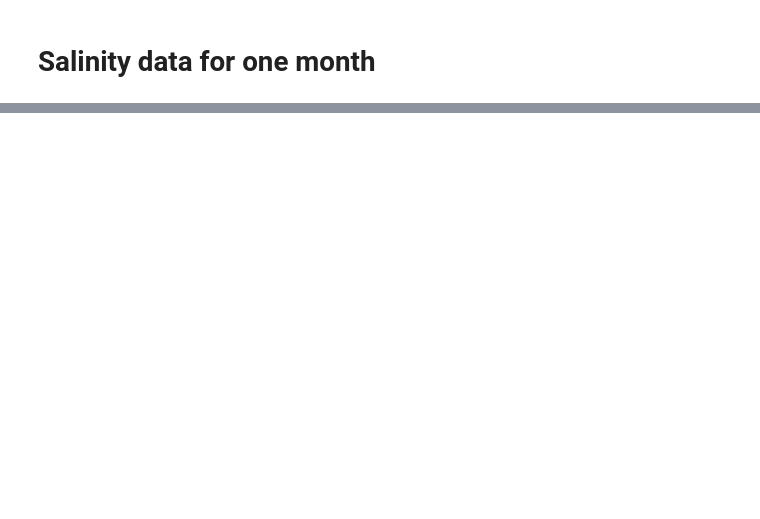
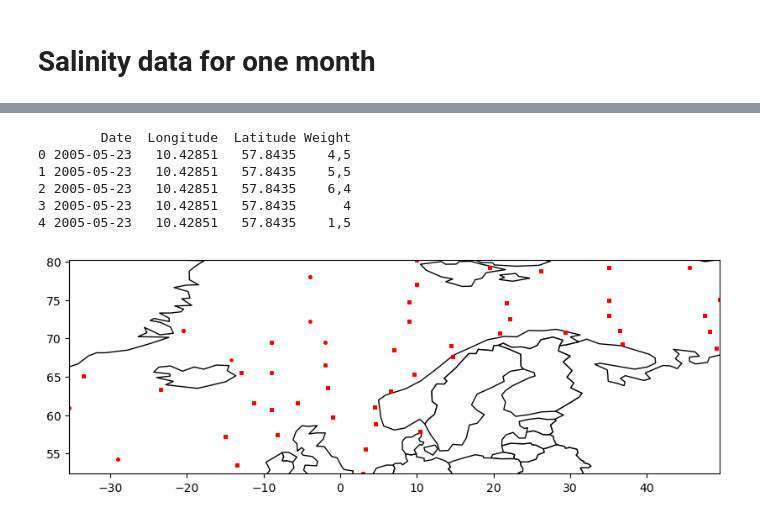
Before and after one commit to dccartagena/Fishing-Datasets, a Jupyter notebook: fish-notebook.ipynb, the cells around one changed output, grey strips where cells are left out. Drawn from its saved outputs; the diff is of its cells as text; code cells hidden in the pictures; blank space fills up the shorter version.

Commit message:
feat: Add code to catch fish data

```diff
--- a/fish-notebook.ipynb
+++ b/fish-notebook.ipynb
@@ -120,0 +87,6 @@ plt.show()
+# %%
+# Load csv.zip file
+file_path = 'Catch Notes Datasets\\fangstdata_2005.csv.zip'
+data_catch_raw = pd.read_csv(file_path, compression='zip', encoding='ISO-8859-1', delimiter=';', low_memory=False)
+
+print(data_catch_raw.head())
@@ -120,0 +111,48 @@ plt.show()
+# %%
+# Keep the following columns: Landingsdato, Lon (hovedområde), Lat (hovedområde), Produktvekt
+keep_columns = ['Landingsdato', 'Lon (hovedomrÃ¥de)', 'Lat (hovedomrÃ¥de)', 'Produktvekt']
+data_catch = data_catch_raw.loc[:, keep_columns]
+
+# Rename the columns
+new_column_names = ['Date', 'Longitude', 'Latitude', 'Weight']
+data_catch = data_catch.rename(columns=dict(zip(data_catch.columns, new_column_names)))
+
+# Convert Longitude and Latitude columns to numeric, and Date to datetime
+data_catch['Longitude'] = data_catch['Longitude'].str.replace(',', '.').astype(float)
+data_catch['Latitude'] = data_catch['Latitude'].str.replace(',', '.').astype(float)
+data_catch['Date'] = pd.to_datetime(data_catch['Date'])
+
+print(data_catch.head())
+# %% [output]
+        Date  Longitude  Latitude Weight
+0 2005-05-23   10.42851   57.8435    4,5
+1 2005-05-23   10.42851   57.8435    5,5
+2 2005-05-23   10.42851   57.8435    6,4
+3 2005-05-23   10.42851   57.8435      4
+4 2005-05-23   10.42851   57.8435    1,5
+# %%
+# Create a new column for geometry
+data_catch['geometry'] = data_catch.apply(lambda row: Point(row['Longitude'], row['Latitude']), axis=1)
+
+# Convert the DataFrame to a GeoDataFrame
+gdf = gpd.GeoDataFrame(data_catch, geometry='geometry')
+# %%
+# Get the maximum and minimum latitude and longitude
+max_latitude = data_catch['Latitude'].max()
+min_latitude = data_catch['Latitude'].min()
+max_longitude = data_catch['Longitude'].max()
+min_longitude = data_catch['Longitude'].min()
+
+# Create a map within the boundaries
+fig, ax = plt.subplots(figsize=(10, 6))
+ax.set_xlim(min_longitude, max_longitude)
+ax.set_ylim(min_latitude, max_latitude)
+
+# Plot the GeoDataFrame
+world = gpd.read_file(gpd.datasets.get_path('naturalearth_lowres'))
+world.plot(ax=ax, color='white', edgecolor='black')
+gdf.plot(ax=ax, marker='o', color='red', markersize=5)
+
+plt.show()
+# %% [output]
+[figure, added]
```
Also changed, not shown: parts of 10 cells of this notebook.
